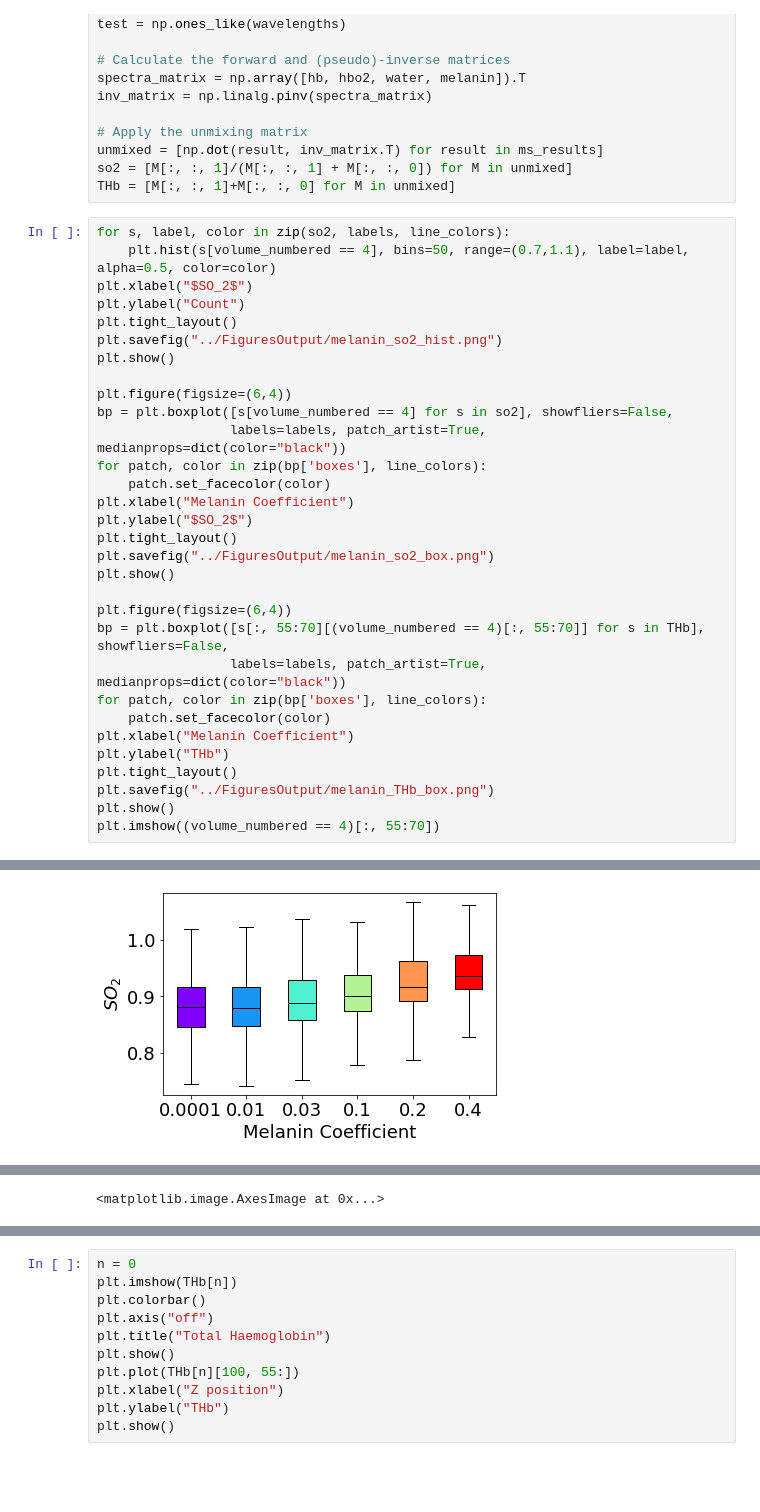
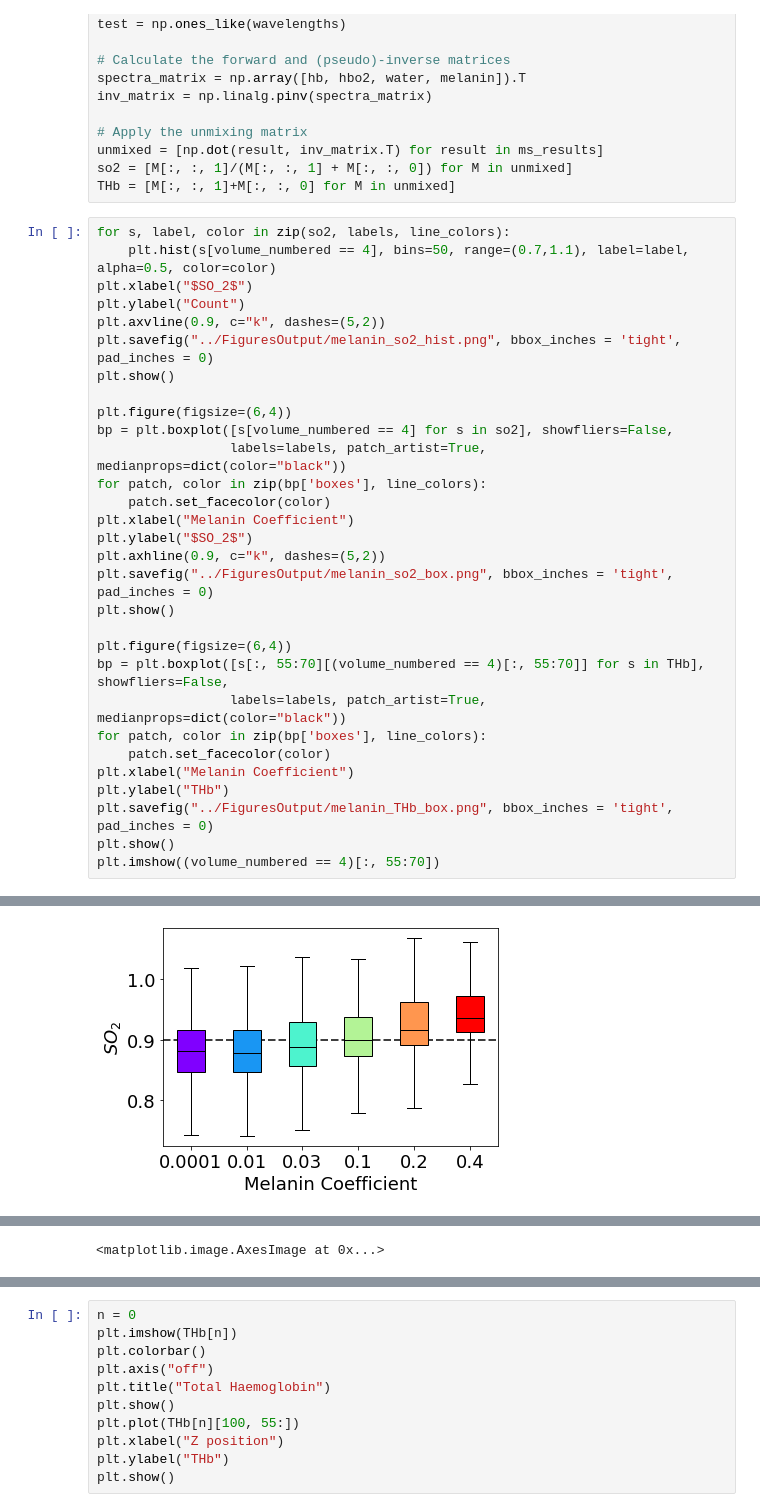
Before and after one commit to tomelse/SkinPhantomSimulations, a Jupyter notebook: Exp1/Melanin Analysis.ipynb, the cells around one changed output, grey strips where cells are left out. Cells and saved outputs as stored; diff of their text form; blank space fills up the shorter version.

Commit message:
Update figures

```diff
--- a/Exp1/Melanin Analysis.ipynb
+++ b/Exp1/Melanin Analysis.ipynb
@@ -131,8 +129,8 @@ for s, label, color in zip(so2, labels, line_colors):
     plt.hist(s[volume_numbered == 4], bins=50, range=(0.7,1.1), label=label, alpha=0.5, color=color)
 plt.xlabel("$SO_2$")
 plt.ylabel("Count")
-plt.tight_layout()
-plt.savefig("../FiguresOutput/melanin_so2_hist.png")
+plt.axvline(0.9, c="k", dashes=(5,2))
+plt.savefig("../FiguresOutput/melanin_so2_hist.png", bbox_inches = 'tight', pad_inches = 0)
 plt.show()
 
 plt.figure(figsize=(6,4))
@@ -142,8 +140,8 @@ for patch, color in zip(bp['boxes'], line_colors):
     patch.set_facecolor(color)
 plt.xlabel("Melanin Coefficient")
 plt.ylabel("$SO_2$")
-plt.tight_layout()
-plt.savefig("../FiguresOutput/melanin_so2_box.png")
+plt.axhline(0.9, c="k", dashes=(5,2))
+plt.savefig("../FiguresOutput/melanin_so2_box.png", bbox_inches = 'tight', pad_inches = 0)
 plt.show()
 
 plt.figure(figsize=(6,4))
@@ -153,8 +151,7 @@ for patch, color in zip(bp['boxes'], line_colors):
     patch.set_facecolor(color)
 plt.xlabel("Melanin Coefficient")
 plt.ylabel("THb")
-plt.tight_layout()
-plt.savefig("../FiguresOutput/melanin_THb_box.png")
+plt.savefig("../FiguresOutput/melanin_THb_box.png", bbox_inches = 'tight', pad_inches = 0)
 plt.show()
 plt.imshow((volume_numbered == 4)[:, 55:70])
 # %% [output]
@@ -162 +159 @@ plt.imshow((volume_numbered == 4)[:, 55:70])
-[figure, old version]
+[figure, new version]
```
Also changed, not shown: parts of 6 cells of this notebook, 31 other files.
